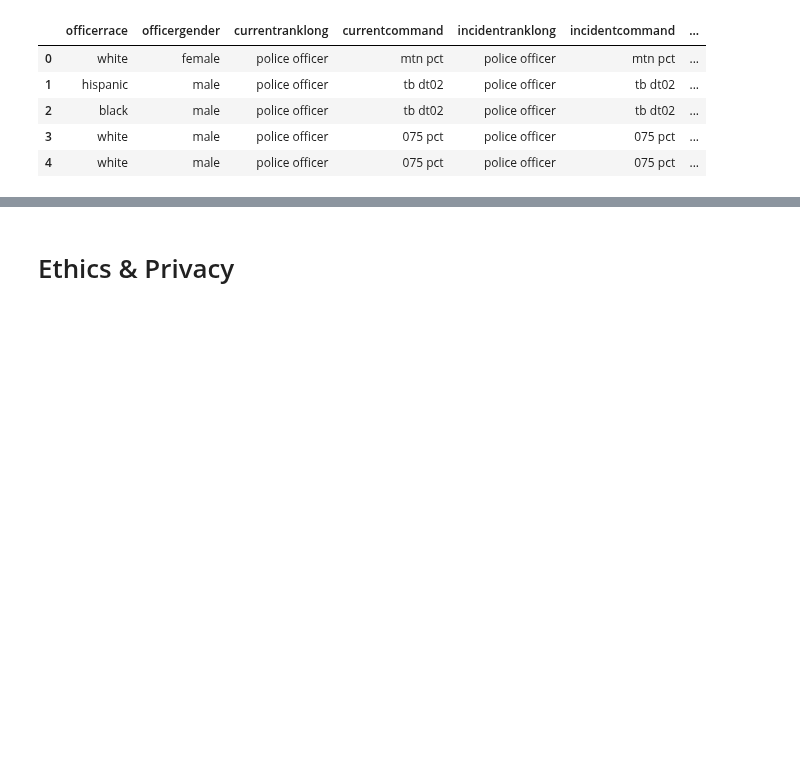
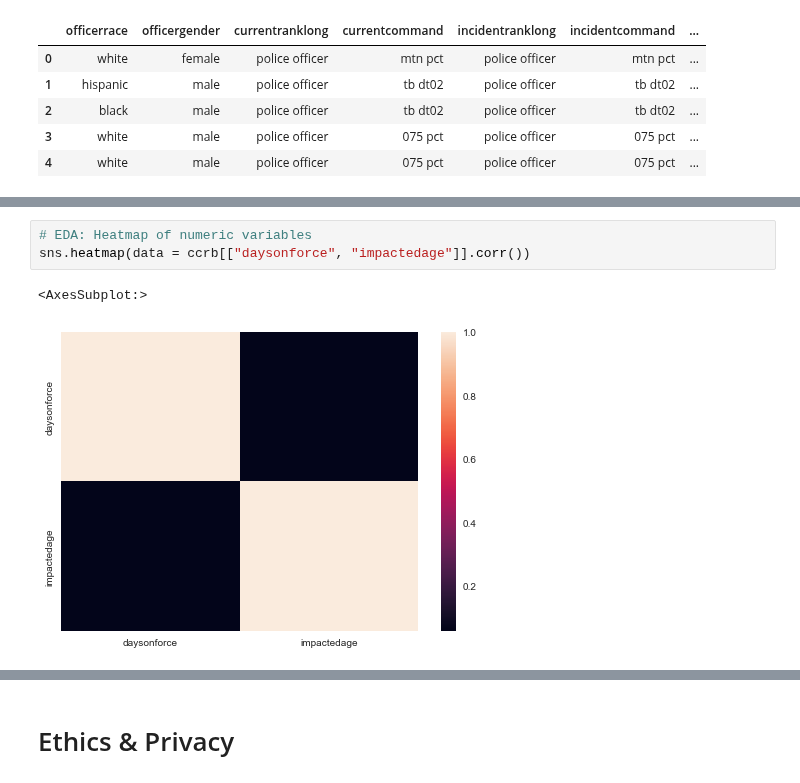
Before and after one commit to COGS118A/Group015-Wi23, a Jupyter notebook: CheckpointGroup015-Wi23.ipynb, the cells around one changed output, grey strips where cells are left out. Drawn from its saved outputs; the diff is of its cells as text; blank space fills up the shorter version.

```diff
--- a/CheckpointGroup015-Wi23.ipynb
+++ b/CheckpointGroup015-Wi23.ipynb
@@ -294,0 +298,6 @@ sns.histplot(data = ccrb, x = "impactedage")
+# %%
+# EDA: Heatmap of numeric variables
+sns.heatmap(data = ccrb[["daysonforce", "impactedage"]].corr())
+# %% [output]
+<AxesSubplot:>
+[figure, added]
```
Also changed, not shown: parts of 9 cells of this notebook.
